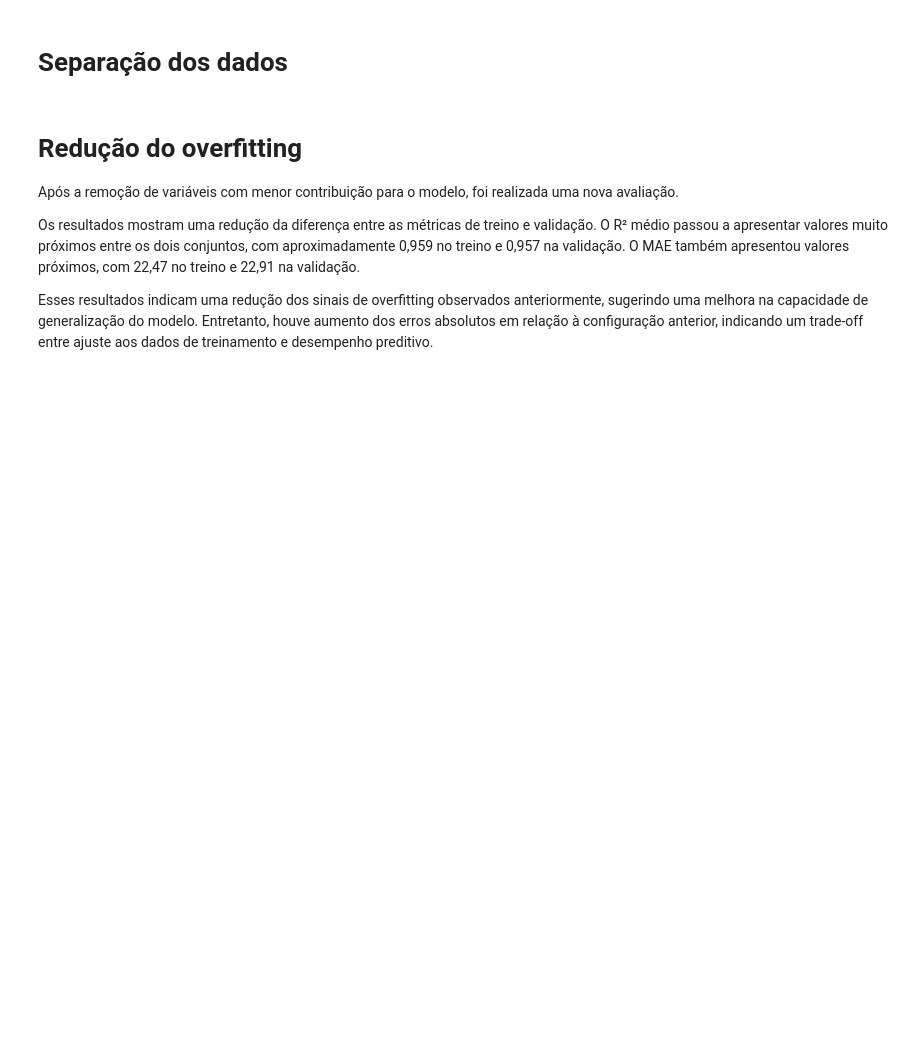
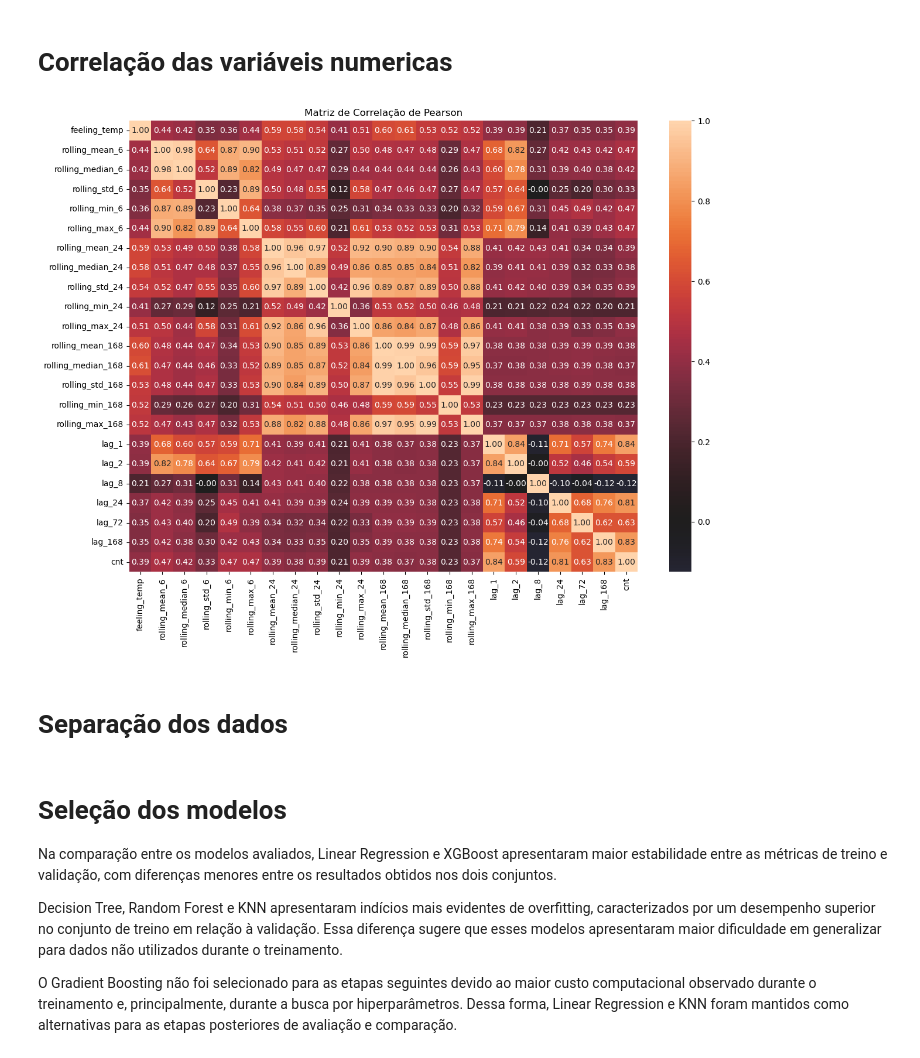
Before and after one commit to igao01/ds_bike_sharing, a Jupyter notebook: notebooks/04_feature engineering.ipynb, the cells around one changed output. Drawn from its saved outputs; the diff is of its cells as text; code cells hidden in the pictures; blank space fills up the shorter version.

```diff
--- a/notebooks/04_feature engineering.ipynb
+++ b/notebooks/04_feature engineering.ipynb
@@ -50,3 +89,24 @@ df_ml.head()
+# %% [markdown]
+# Correlação das variáveis numericas
+# %%
+correlation_matrix = df[
+    NUMERIC_COLUMNS
+    +TO_NORMALIZE_BY_ROBUST
+    +[TARGET_COLUMN]].corr(method='pearson')
+
+plt.figure(figsize=(14, 10))
+
+sns.heatmap(
+    correlation_matrix,
+    annot=True,
+    fmt='.2f',
+    center=0
+)
+
+plt.title('Matriz de Correlação de Pearson')
+plt.show()
+# %% [output]
+[figure, added]
 # %% [markdown]
 # Separação dos dados
 # %%
@@ -60,10 +119,9 @@ y = df_ml[TARGET_COLUMN]
 
 splits = list(tscv.split(X))
 # %% [markdown]
-# Redução do overfitting
+# Seleção dos modelos
+Na comparação entre os modelos avaliados, Linear Regression e XGBoost apresentaram maior estabilidade entre as métricas de treino e validação, com diferenças menores entre os resultados obtidos nos dois conjuntos.
 
-Após a remoção de variáveis com menor contribuição para o modelo, foi realizada uma nova avaliação.
+Decision Tree, Random Forest e KNN apresentaram indícios mais evidentes de overfitting, caracterizados por um desempenho superior no conjunto de treino em relação à validação. Essa diferença sugere que esses modelos apresentaram maior dificuldade em generalizar para dados não utilizados durante o treinamento.
 
-Os resultados mostram uma redução da diferença entre as métricas de treino e validação. O R² médio passou a apresentar valores muito próximos entre os dois conjuntos, com aproximadamente 0,959 no treino e 0,957 na validação. O MAE também apresentou valores próximos, com 22,47 no treino e 22,91 na validação.
-
-Esses resultados indicam uma redução dos sinais de overfitting observados anteriormente, sugerindo uma melhora na capacidade de generalização do modelo. Entretanto, houve aumento dos erros absolutos em relação à configuração anterior, indicando um trade-off entre ajuste aos dados de treinamento e desempenho preditivo.
+O Gradient Boosting não foi selecionado para as etapas seguintes devido ao maior custo computacional observado durante o treinamento e, principalmente, durante a busca por hiperparâmetros. Dessa forma, Linear Regression e KNN foram mantidos como alternativas para as etapas posteriores de avaliação e comparação.
```
Also changed, not shown: parts of 69 cells of this notebook, 3 other files.
